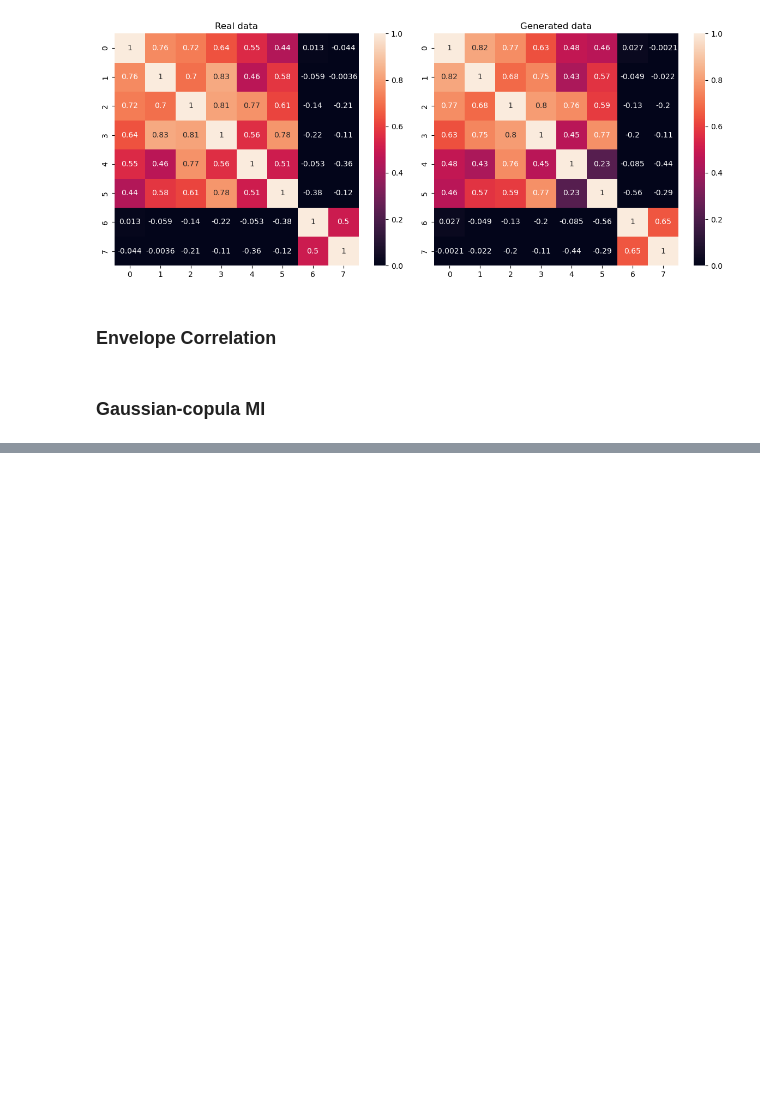
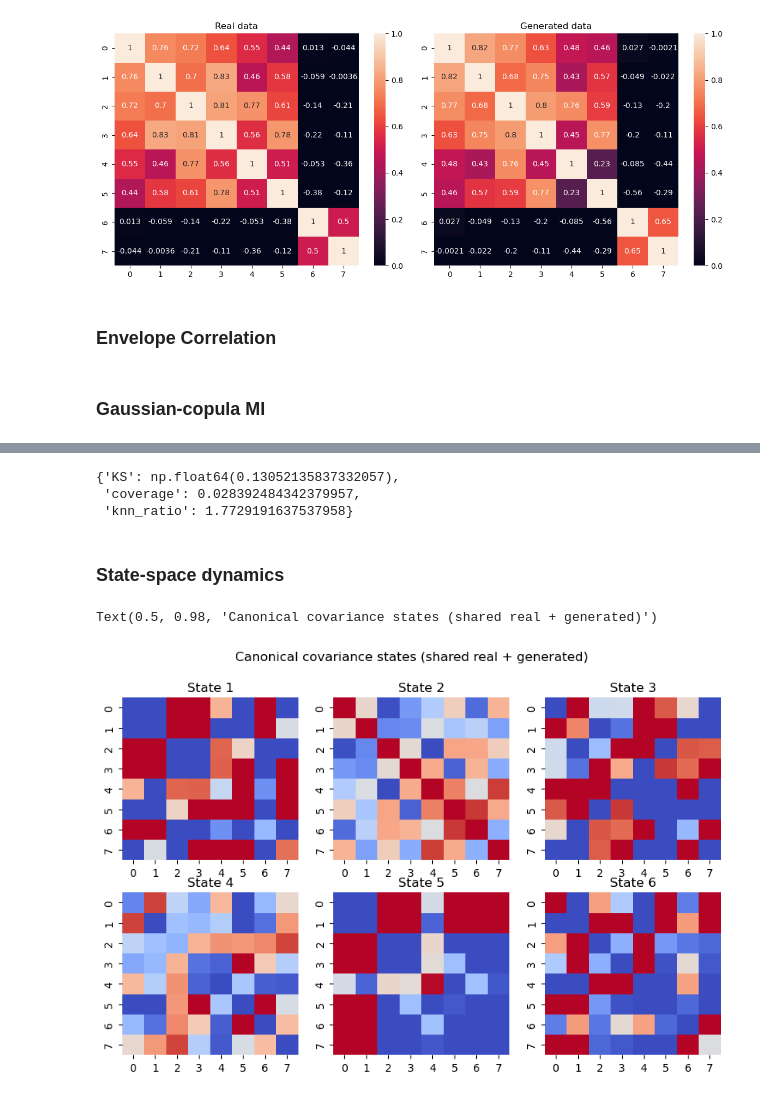
Before and after one commit to Yeganehfrh/EEGModalNet, a Jupyter notebook: notebooks/Supplementary Analysis.ipynb, the cells around one changed output, grey strips where cells are left out. Saved outputs shown, nothing was run; the diff lists cells and outputs as text; code cells hidden in the pictures; blank space fills up the shorter version.

```diff
--- a/notebooks/Supplementary Analysis.ipynb
+++ b/notebooks/Supplementary Analysis.ipynb
@@ -222,7 +225,7 @@ FILTERING = True
 PREPROCESSING = True
 LINE_NOISE_REMOVAL = True
 TIME_DIM = 512
-N_SUBJECTS = 20
+N_SUBJECTS = 202
 EEG_DATA_PATH = 'data/LEMON_data/EC_ch-8_sf-128.nc5'
 CHANNELS = ['O1', 'O2', 'P1', 'P2', 'C1', 'C2', 'F1', 'F2']
 
@@ -278,7 +281,7 @@ model.load_weights(CHECKPOINTS_PATH)
 
 with torch.no_grad():
     x_gen = generate_data(model, x, sub, pos, N_SUBJECTS, latent_dim=LATENT_DIM, apply_sub_layer=False, use_random_sub=False,
-                          use_global_mean_std=True)
+                          use_global_mean_std=False)
 # %% [markdown]
 ## Visualizations
 # %%
@@ -712,0 +803,8 @@ plot_connectivity(gcmi_real, gcmi_fake, 0, 1.2)
+# %%
+results
+# %% [output]
+{'KS': np.float64(0.13052135837332057),
+ 'coverage': 0.028392484342379957,
+ 'knn_ratio': 1.7729191637537958}
+# %% [markdown]
+### State-space dynamics
@@ -712,0 +876,11 @@ plot_connectivity(gcmi_real, gcmi_fake, 0, 1.2)
+# %%
+centroids = km.cluster_centers_  # (K, d)
+fig, axes = plt.subplots(2, 3, figsize=(10,6))
+for i, ax in enumerate(axes.flat):
+    C = np.zeros((8,8)); C[np.tril_indices(8)] = centroids[i]; C = C + C.T - np.diag(np.diag(C))
+    sns.heatmap(C, ax=ax, vmin=-.5, vmax=.5, cmap='coolwarm', cbar=False)
+    ax.set_title(f'State {i+1}')
+plt.suptitle('Canonical covariance states (shared real + generated)')
+# %% [output]
+Text(0.5, 0.98, 'Canonical covariance states (shared real + generated)')
+[figure, added]
```
Also changed, not shown: parts of 14 cells of this notebook.
